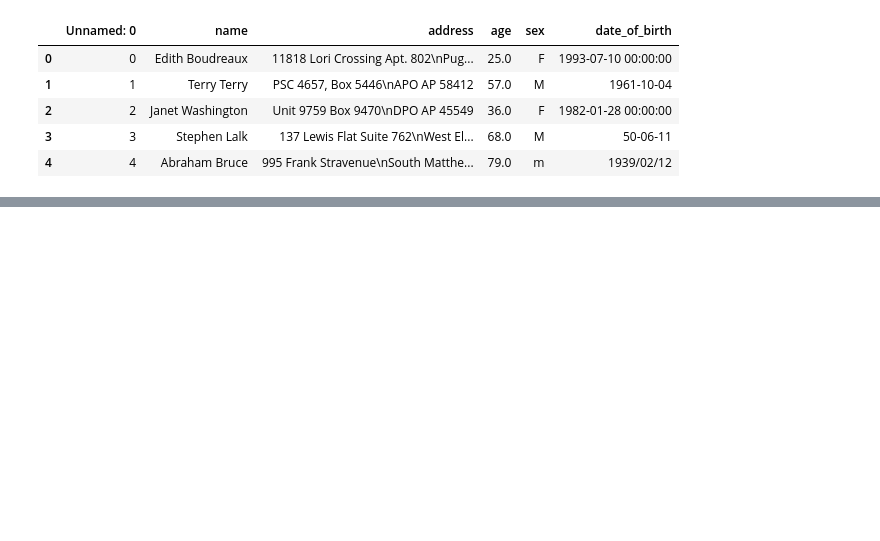
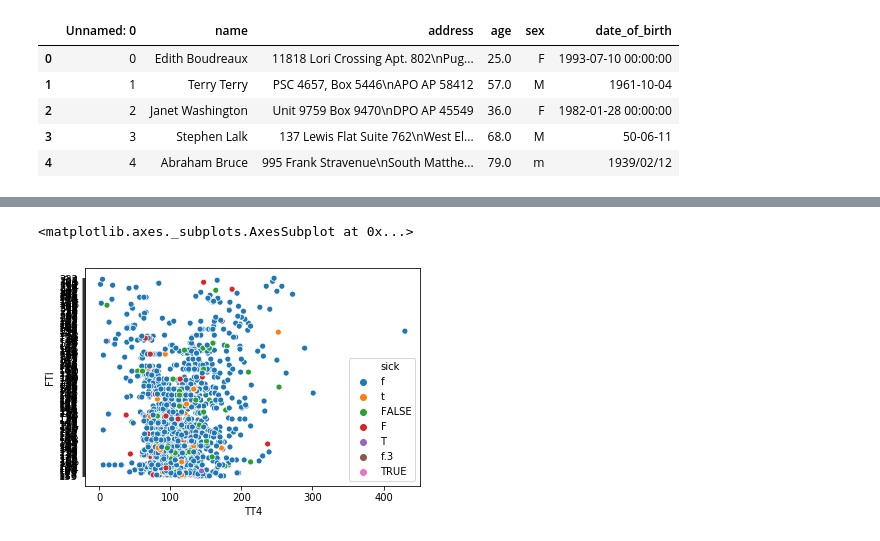
Before and after one commit to vikiival/projekt-iau, a Jupyter notebook: projekt.ipynb, the cells around one changed output, grey strips where cells are left out. Saved outputs shown, nothing was run; the diff lists cells and outputs as text; code cells hidden in the pictures; blank space fills up the shorter version.

```diff
--- a/projekt.ipynb
+++ b/projekt.ipynb
@@ -80,0 +349,6 @@ data.shape[0]
+# %%
+# Korelacia dvoch atributov znazornena grafom
+sns.scatterplot(pd_other.TT4, pd_other.FTI, hue=pd_other.sick)
+# %% [output]
+<matplotlib.axes._subplots.AxesSubplot at 0x...>
+[figure, added]
```
Also changed, not shown: parts of 28 cells of this notebook.
